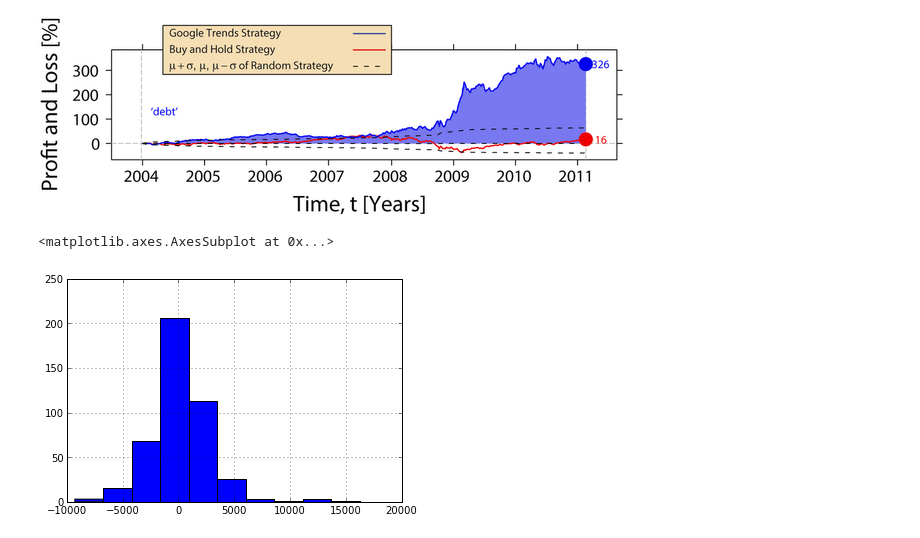
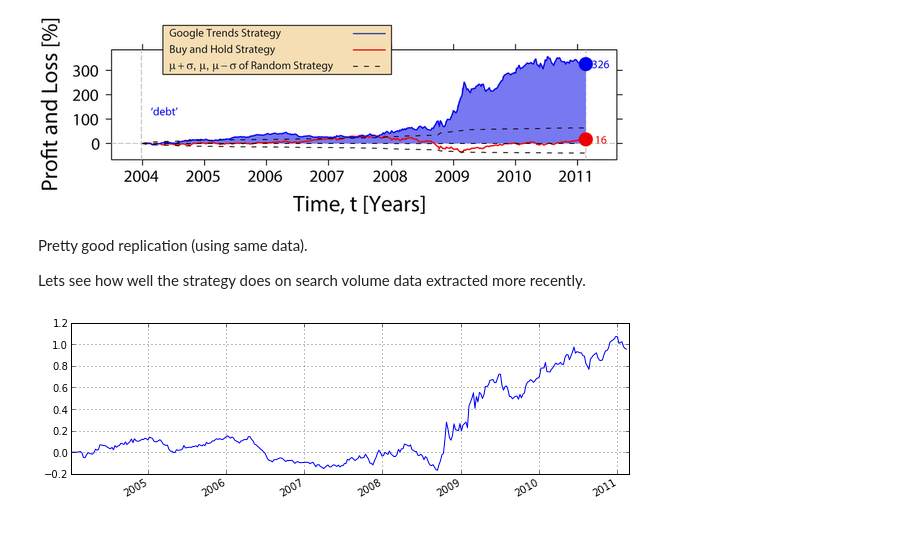
Before and after one commit to twiecki/replicate_google_trends, a Jupyter notebook: goog_repl.ipynb, the cells around one changed output. Drawn from its saved outputs; the diff is of its cells as text; code cells hidden in the pictures.

```diff
--- a/goog_repl.ipynb
+++ b/goog_repl.ipynb
@@ -184,8 +132,12 @@ from IPython.core.display import Image
 Image("http://www.nature.com/srep/2013/130425/srep01684/carousel/srep01684-f2.jpg")
 # %% [output]
 [figure]
-# %%
-data.pnl.hist()
-# %% [output]
-<matplotlib.axes.AxesSubplot at 0x...>
-[figure, removed]
+# %% [markdown]
+Pretty good replication (using same data).
+
+Lets see how well the strategy does on search volume data extracted more recently.
+# %%
+plt.figsize(10, 3)
+(np.exp(data.log_returns_new_data.cumsum()) - 1).plot();
+# %% [output]
+[figure, added]
```
Also changed, not shown: parts of 22 cells of this notebook.
